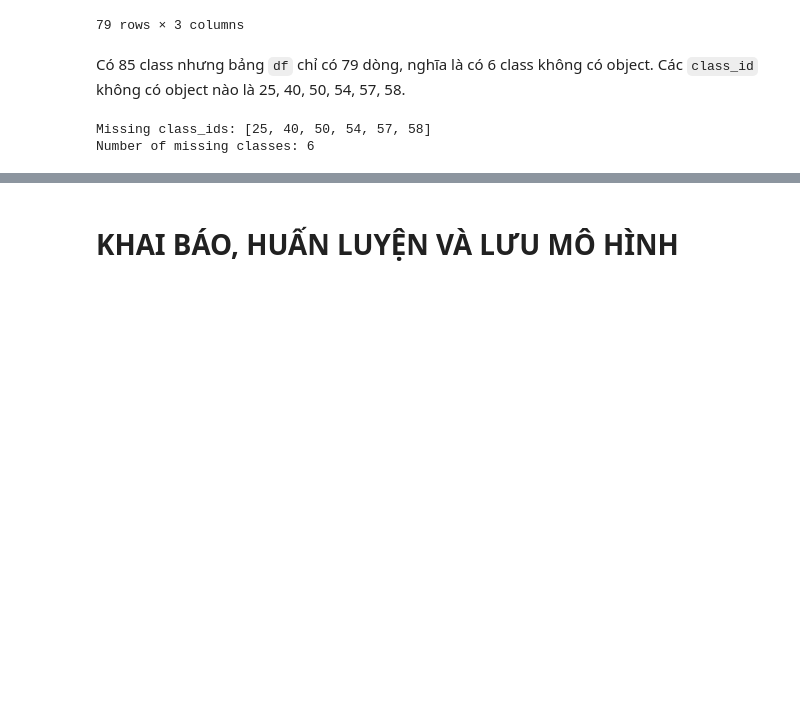
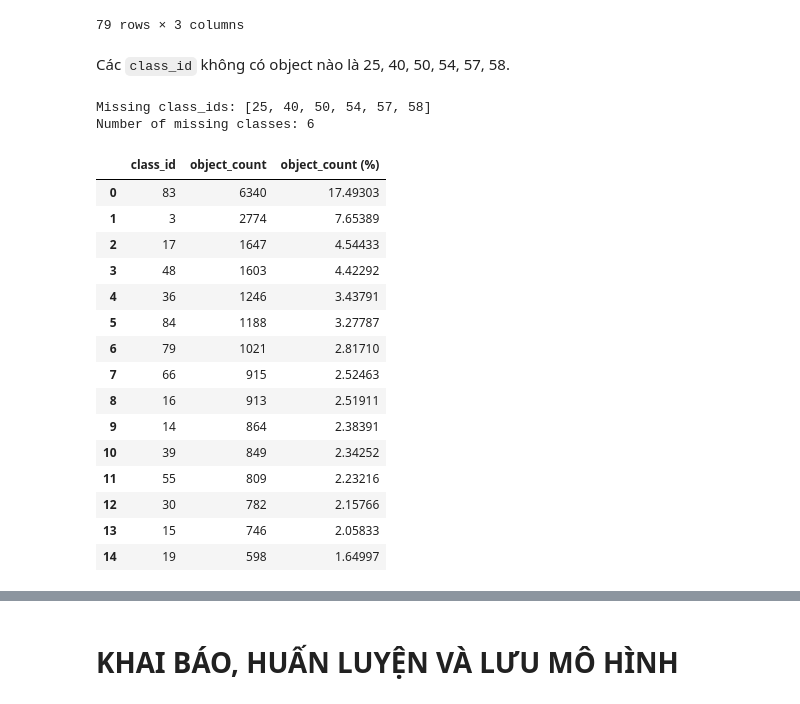
Before and after one commit to iam-BUDDYY/using-deep-learning-to-classify-animal-and-human-images, a Jupyter notebook: PROJECT REPORT.ipynb, the cells around one changed output, grey strips where cells are left out. Saved outputs shown, nothing was run; the diff lists cells and outputs as text; code cells hidden in the pictures; blank space fills up the shorter version.

```diff
--- a/PROJECT REPORT.ipynb
+++ b/PROJECT REPORT.ipynb
@@ -309,5 +317,5 @@ df
 | 78 | 59 | 7 | 0.01931 |
 79 rows × 3 columns
 # %% [markdown]
-Có 85 class nhưng bảng `df` chỉ có 79 dòng, nghĩa là có 6 class không có object. Các `class_id` không có object nào là 25, 40, 50, 54, 57, 58.
+Các `class_id` không có object nào là 25, 40, 50, 54, 57, 58.
 # %%
@@ -334 +331,25 @@ plot_size = (6, 6)
+# %%
+# Sắp xếp df theo thứ tự giảm dần của cột object_count rồi lấy 15 dòng đầu tiên
+df_top15 = df.sort_values(by="object_count",
+                          ascending=False,
+                          ignore_index=True).head(15)
+
+df_top15
+# %% [output]
+|  | class_id | object_count | object_count (%) |
+| 0 | 83 | 6340 | 17.49303 |
+| 1 | 3 | 2774 | 7.65389 |
+| 2 | 17 | 1647 | 4.54433 |
+| 3 | 48 | 1603 | 4.42292 |
+| 4 | 36 | 1246 | 3.43791 |
+| 5 | 84 | 1188 | 3.27787 |
+| 6 | 79 | 1021 | 2.81710 |
+| 7 | 66 | 915 | 2.52463 |
+| 8 | 16 | 913 | 2.51911 |
+| 9 | 14 | 864 | 2.38391 |
+| 10 | 39 | 849 | 2.34252 |
+| 11 | 55 | 809 | 2.23216 |
+| 12 | 30 | 782 | 2.15766 |
+| 13 | 15 | 746 | 2.05833 |
+| 14 | 19 | 598 | 1.64997 |
 # %%
```
Also changed, not shown: parts of 14 cells of this notebook, 1 other file.
